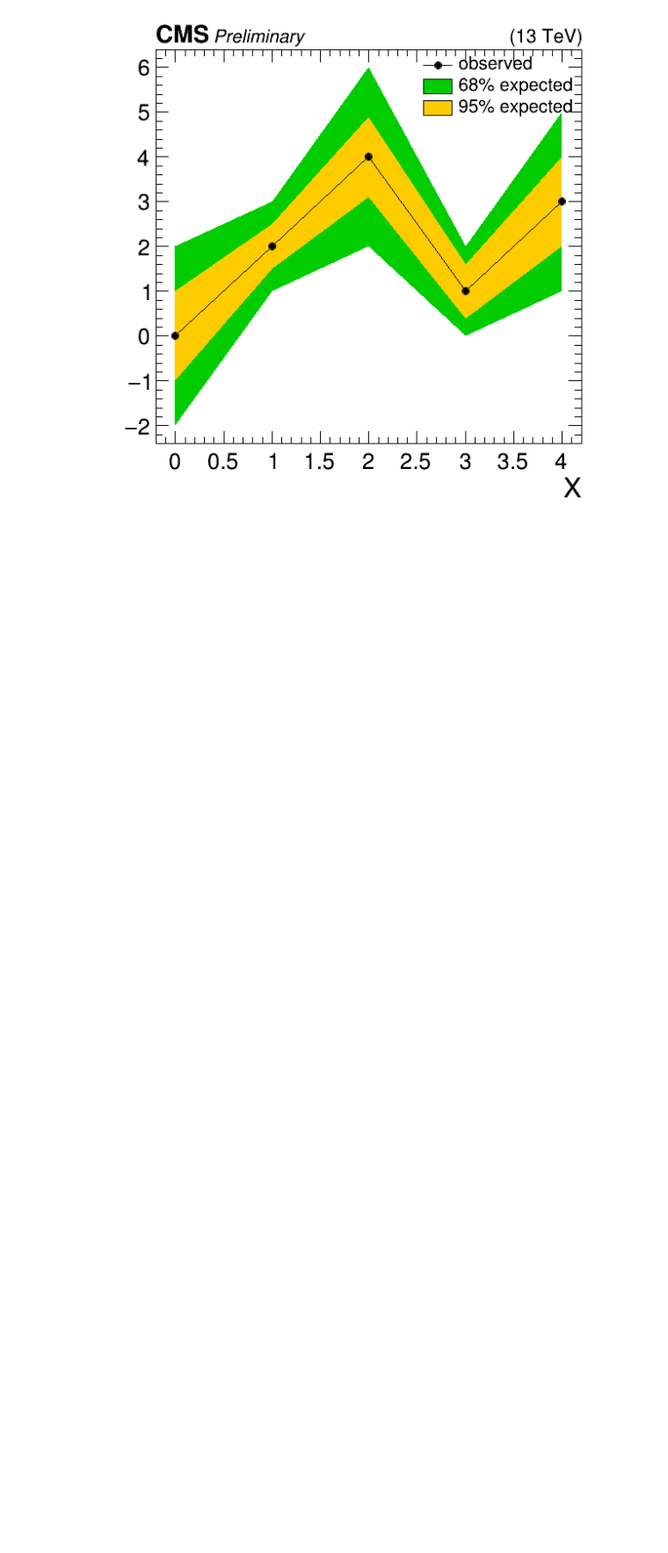
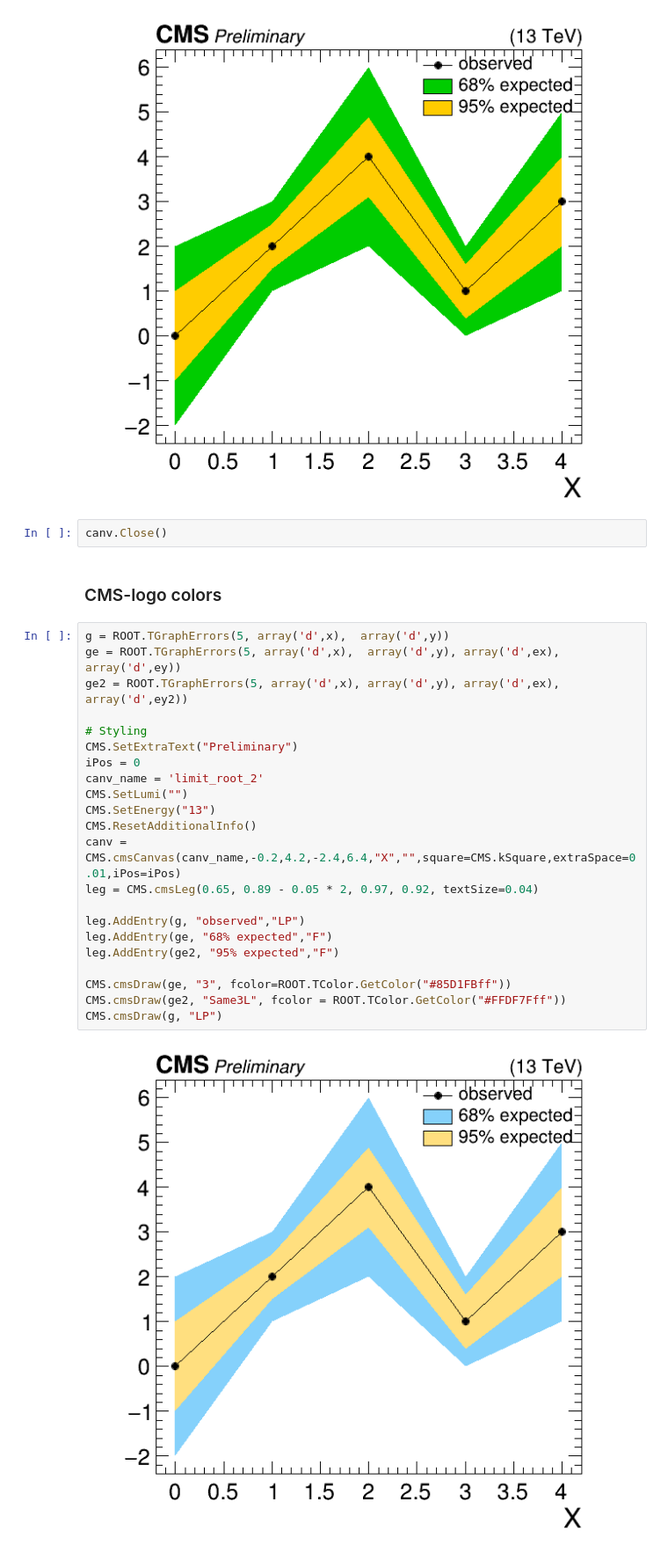
Before and after one commit to ttedeschi/tutorial_CAT, a Jupyter notebook: 3-tutorial_CAT_limitplot.ipynb, the cells around one changed output. Shown at 88% size. Cells and saved outputs as stored; diff of their text form; blank space fills up the shorter version.

```diff
--- a/3-tutorial_CAT_limitplot.ipynb
+++ b/3-tutorial_CAT_limitplot.ipynb
@@ -102,3 +132,31 @@ CMS.cmsDraw(ge2, "Same3L", fcolor = ROOT.kOrange)
 CMS.cmsDraw(g, "LP")
 # %% [output]
 [figure]
+# %%
+canv.Close()
+# %% [markdown]
+### CMS-logo colors
+# %%
+g = ROOT.TGraphErrors(5, array('d',x),  array('d',y))
+ge = ROOT.TGraphErrors(5, array('d',x),  array('d',y), array('d',ex), array('d',ey))
+ge2 = ROOT.TGraphErrors(5, array('d',x), array('d',y), array('d',ex), array('d',ey2))
+
+# Styling
+CMS.SetExtraText("Preliminary")
+iPos = 0
+canv_name = 'limit_root_2'
+CMS.SetLumi("")
+CMS.SetEnergy("13")
+CMS.ResetAdditionalInfo()
+canv = CMS.cmsCanvas(canv_name,-0.2,4.2,-2.4,6.4,"X","",square=CMS.kSquare,extraSpace=0.01,iPos=iPos)
+leg = CMS.cmsLeg(0.65, 0.89 - 0.05 * 2, 0.97, 0.92, textSize=0.04)
+
+leg.AddEntry(g, "observed","LP")
+leg.AddEntry(ge, "68% expected","F")
+leg.AddEntry(ge2, "95% expected","F")
+
+CMS.cmsDraw(ge, "3", fcolor=ROOT.TColor.GetColor("#85D1FBff"))
+CMS.cmsDraw(ge2, "Same3L", fcolor = ROOT.TColor.GetColor("#FFDF7Fff"))
+CMS.cmsDraw(g, "LP")
+# %% [output]
+[figure, added]
```
Also changed, not shown: parts of 7 cells of this notebook.
